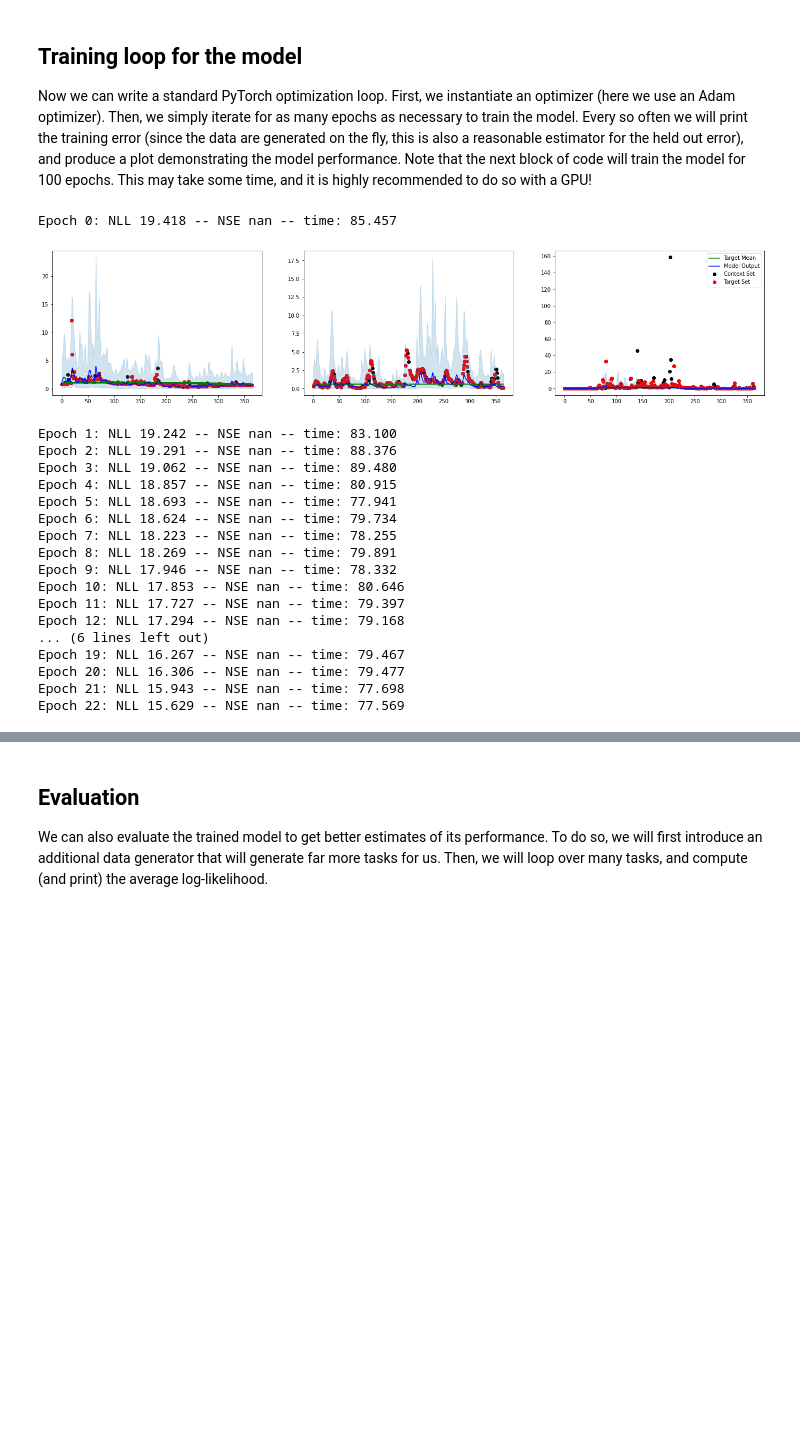
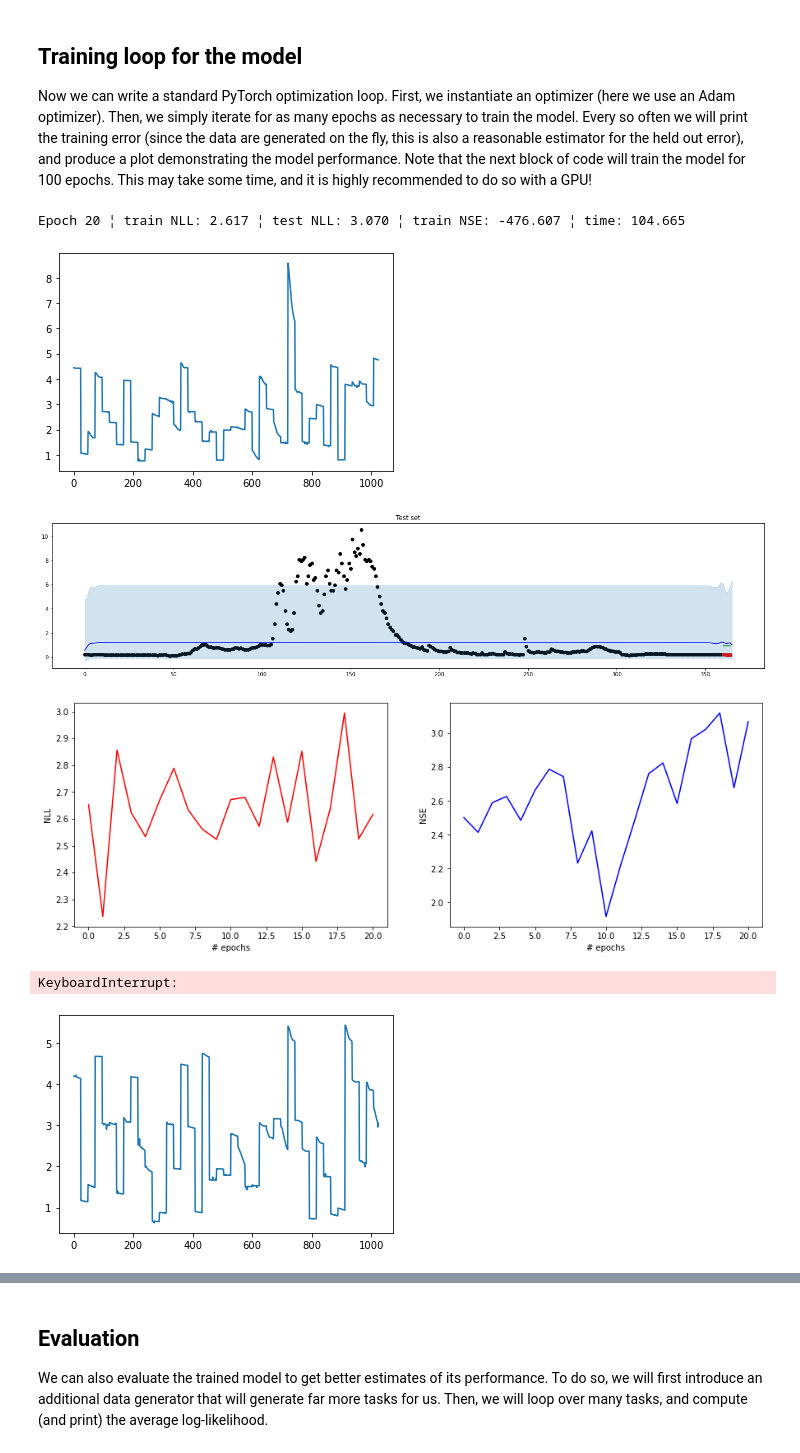
Before and after one commit to mgironamata/convcnp, a Jupyter notebook: convcnp_clean.ipynb, the cells around one changed output, grey strips where cells are left out. Saved outputs shown, nothing was run; the diff lists cells and outputs as text; code cells hidden in the pictures; blank space fills up the shorter version.

```diff
--- a/convcnp_clean.ipynb
+++ b/convcnp_clean.ipynb
@@ -389,7 +358,9 @@ importlib.reload(convcnp.transformations)
 from convcnp.transformations import *
 # %%
 def rev_transform(x,a=0,b=0):
-    return rev_boxcox_transform(x,ld=lambda_OBS_RUN)
+    return rev_log_transform(x-1,e=1)
+    #return rev_boxcox_transform(x,ld=lambda_OBS_RUN)
 
-def rev_transform_tensor(x):
-    return rev_boxcox_transform_tensor(x,ld=lambda_OBS_RUN)
+def rev_transform_tensor(x,a=0,b=0):
+    return torch.exp(x-1)-1
+    #return rev_boxcox_transform_tensor(x,ld=lambda_OBS_RUN)
@@ -507,0 +520,6 @@ def plot_model_task(model, task, timeslice, idx, legend, dist='gaussian', featur
+# %%
+def get_batch_size(x):
+    if x.__class__ == 'torch.utils.data.dataloader.DataLoader':
+        return x.dataset.gen.batch_size
+    else:
+        return x.batch_size
@@ -537,3 +574,4 @@ params = OrderedDict(
 # %%
 from convcnp.data_loader_pytorch import *
-dataloader = DataLoader(dataset=HydroDataset(gen,num_tasks_epoch=256*4), batch_size=1, shuffle=False, num_workers=16, pin_memory=True)
+train_dataloader = DataLoader(dataset=HydroDataset(gen,num_tasks_epoch=256*4), batch_size=1, shuffle=False, num_workers=24, pin_memory=True)
+test_dataloader = DataLoader(dataset=HydroDataset(gen_test,num_tasks_epoch=128), batch_size=1, shuffle=False, num_workers=16, pin_memory=True)
@@ -540,60 +580,58 @@ dataloader = DataLoader(dataset=HydroDataset(gen,num_tasks_epoch=256*4), batch_s
 # %%
 torch.autograd.set_detect_anomaly(True)
 
 # Some training hyper-parameters:
 LEARNING_RATE = 1e-3
 NUM_EPOCHS = 500
-PLOT_FREQ = 100
-dist = 'gaussian'
+PLOT_FREQ = 1
+dist = 'gamma'
 
-#for run in RunBuilder.get_runs(params):
 
 # Initialize optimizer
 opt = torch.optim.Adam(model.parameters(), lr=LEARNING_RATE)
 
-#train_obj_list, train_nse_list, epoch_list = [], [], []
+train_obj_list, train_nse_list, test_obj_list, epoch_list = [], [], [], []
 
 # Run the training loop.
 for epoch in range(NUM_EPOCHS):
     # Compute training objective.
     start_time = time.time()
-    train_obj, train_nse = train(gen, model, opt, dist=dist)
-    elapsed = time.time() - start_time
+    train_obj, train_nse = train(train_dataloader, model, opt, dist=dist)
 
     epoch_list.append(epoch)
     train_obj_list.append(train_obj)
     train_nse_list.append(train_nse)
 
+    test_obj = test(test_dataloader,model,dist=dist)
+    test_obj_list.append(test_obj)
+
+    elapsed = time.time() - start_time
+
+    #print('Epoch %s ¦ train NLL: %.3f ¦ test NLL: %.3f ¦ train NSE: %.3f ¦ time: %.3f' % (epoch, train_obj, test_obj, train_nse, elapsed))
+
     # Plot model behaviour every now and again.
     if epoch % PLOT_FREQ == 0:
-        print('Epoch %s: NLL %.3f -- NSE %.3f -- time: %.3f' % (epoch, train_obj, train_nse, elapsed))
-        start = time.time()
-        task = task_to_device(gen.generate_task())
+        task = task_to_device(gen_test.generate_task())
         fig = plt.figure(figsize=(24, 5))
-        for i in range(3):
-            plt.subplot(1, 3, i + 1)
+        for i in range(1):
+            plt.subplot(1, 1, i + 1)
             plot_model_task(model, task, timeslice=timeslice, idx=i, legend=i==2, dist=dist)
-        plt.show()
+        plt.title('Test set')
+        display.clear_output(wait=True)
+        #display.display(plt.gcf())
+        #plot training loss
+
+        print('Epoch %s ¦ train NLL: %.3f ¦ test NLL: %.3f ¦ train NSE: %.3f ¦ time: %.3f' % (epoch, train_obj, test_obj, train_nse, elapsed))
+
+        plot_training_loss(train_obj_list, test_obj_list)
+        #plt.show()
 
     else:
-        print('Epoch %s: NLL %.3f -- NSE %.3f -- time: %.3f' % (epoch, train_obj, train_nse, elapsed))
+        pass
 # %% [output]
-Epoch 0: NLL 19.418 -- NSE nan -- time: 85.457
+Epoch 20 ¦ train NLL: 2.617 ¦ test NLL: 3.070 ¦ train NSE: -476.607 ¦ time: 104.665
-[figure, old version]
+[figure, new version]
+[figure, added]
+[figure, added]
-Epoch 1: NLL 19.242 -- NSE nan -- time: 83.100
-Epoch 2: NLL 19.291 -- NSE nan -- time: 88.376
-Epoch 3: NLL 19.062 -- NSE nan -- time: 89.480
-Epoch 4: NLL 18.857 -- NSE nan -- time: 80.915
-Epoch 5: NLL 18.693 -- NSE nan -- time: 77.941
-Epoch 6: NLL 18.624 -- NSE nan -- time: 79.734
-Epoch 7: NLL 18.223 -- NSE nan -- time: 78.255
-Epoch 8: NLL 18.269 -- NSE nan -- time: 79.891
-Epoch 9: NLL 17.946 -- NSE nan -- time: 78.332
-Epoch 10: NLL 17.853 -- NSE nan -- time: 80.646
-Epoch 11: NLL 17.727 -- NSE nan -- time: 79.397
-Epoch 12: NLL 17.294 -- NSE nan -- time: 79.168
-... (6 lines left out)
-Epoch 19: NLL 16.267 -- NSE nan -- time: 79.467
-Epoch 20: NLL 16.306 -- NSE nan -- time: 79.477
-Epoch 21: NLL 15.943 -- NSE nan -- time: 77.698
-Epoch 22: NLL 15.629 -- NSE nan -- time: 77.569
+KeyboardInterrupt:
+[figure, added]
```
Also changed, not shown: parts of 41 cells of this notebook, 3 other files.
